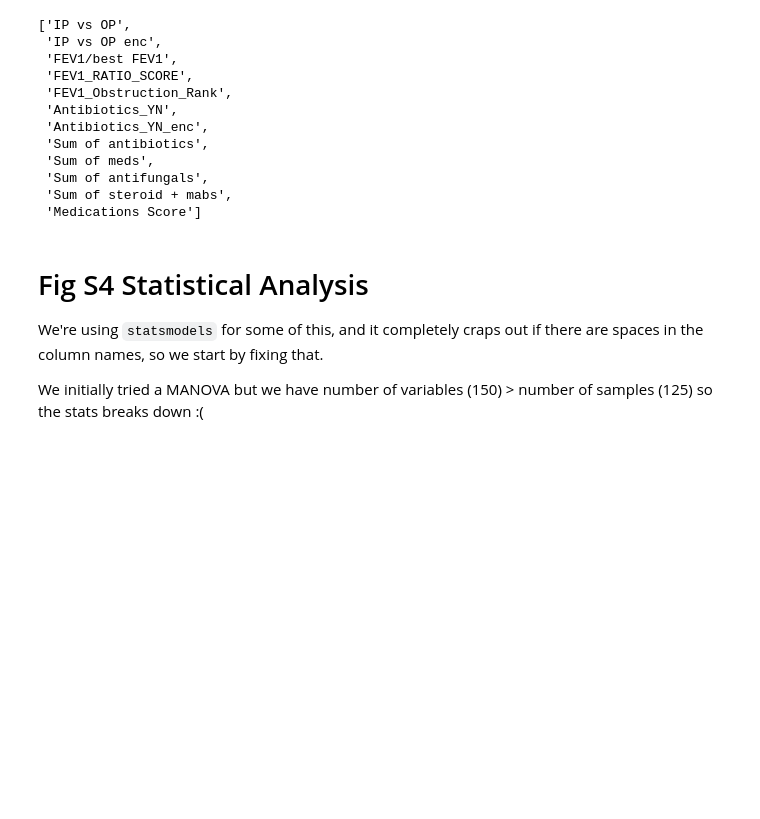
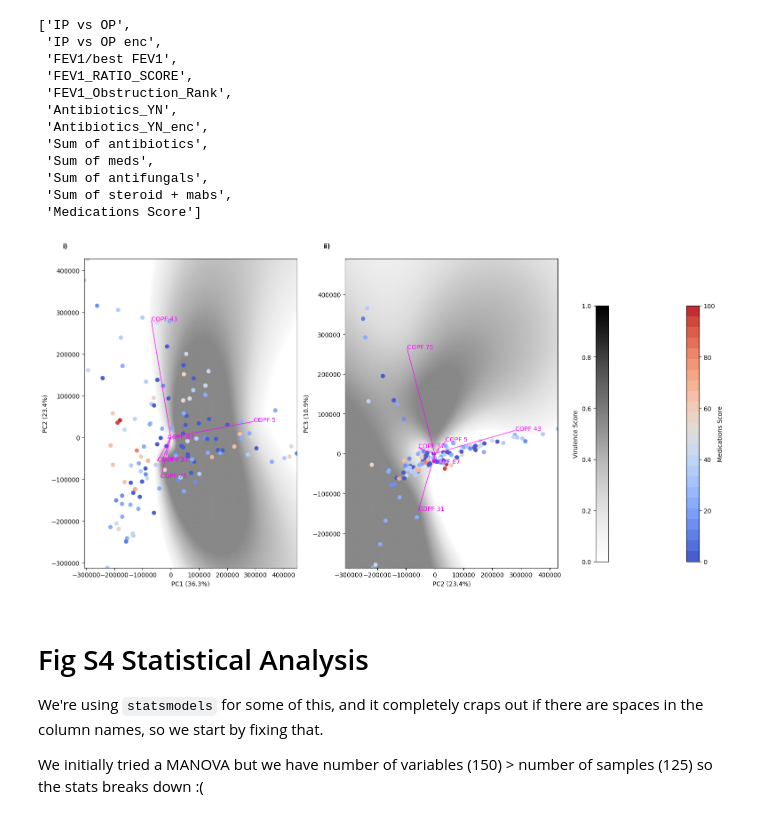
Before and after one commit to linsalrob/CF_Data_Analysis, a Jupyter notebook: Jupyter/HealthPCA.ipynb, the cells around one changed output. Cells and saved outputs as stored; diff of their text form; code cells hidden in the pictures; blank space fills up the shorter version.

```diff
--- a/Jupyter/HealthPCA.ipynb
+++ b/Jupyter/HealthPCA.ipynb
@@ -200,7 +200,8 @@ merged_df_clean
 ## Colours for the plots
 # %%
 cpalette = 'coolwarm'
-meshpalette = 'BrBG_r'
+#meshpalette = 'BrBG_r'
+meshpalette = 'Greys'
 # %% [markdown]
 ### Plot the significance of each COPF.
 
@@ -370,26 +374,31 @@ for i, (comp1, comp2) in enumerate(comps):
 
     # 3. Create grid
     grid_x, grid_y = np.mgrid[min(pca_result[:, comp1])-1:max(pca_result[:, comp1])+1:100j, min(pca_result[:, comp2])-1:max(pca_result[:, comp2])+1:100j]
+    #grid_x, grid_y = np.mgrid[min(pca_result[:, comp1])-1:max(pca_result[:, comp1])+1:1000j, min(pca_result[:, comp2])-1:max(pca_result[:, comp2])+1:1000j]
 
     # 4. RBF interpolation
     points = np.column_stack((x_load, y_load))
     values = np.array(enrichment_scores)
     rbf = RBFInterpolator(points, values, kernel='thin_plate_spline')
-    x_range = np.linspace(min(pca_result[:,comp1])-2, max(pca_result[:,comp1])+2, 100)
-    y_range = np.linspace(min(pca_result[:,comp2])-2, max(pca_result[:,comp2])+2, 100)
+    # Change this to change grid density
+    grid_density = 500 # 1000 took for ever :)
+    x_range = np.linspace(min(pca_result[:,comp1])-2, max(pca_result[:,comp1])+2, grid_density)
+    y_range = np.linspace(min(pca_result[:,comp2])-2, max(pca_result[:,comp2])+2, grid_density)
 
     xx, yy = np.meshgrid(x_range, y_range)
     grid_points = np.column_stack((xx.ravel(), yy.ravel()))
     grid_vals = rbf(grid_points)
     grid_vals = np.clip(grid_vals, min(enrichment_scores), max(enrichment_scores))
 
+    # 6. Overlay mesh
+    mesh = axes[i].scatter(grid_points[:, 0], grid_points[:, 1], c=grid_vals, cmap=meshpalette, alpha=0.1, s=1)
+
     # 5. Plot PCA scatter
     scatter = axes[i].scatter(pca_result[:, comp1], pca_result[:, comp2],
                           c=cols, cmap=mcolors.ListedColormap(sns.color_palette(cpalette, len(y.unique()))))
 
 
-    # 6. Overlay mesh
-    mesh = axes[i].scatter(grid_points[:, 0], grid_points[:, 1], c=grid_vals, cmap=meshpalette, alpha=0.1, s=5)
+
 
     #cbar = plt.colorbar(mesh)
     #cbar.set_label(es)
@@ -398,8 +407,8 @@ for i, (comp1, comp2) in enumerate(comps):
 
     # 7. Plot loadings arrows
     for ix in top_indices:
-        axes[i].arrow(0, 0, loadings[ix, comp1]*loading_weight, loadings[ix, comp2]*loading_weight, color='r', alpha=0.7, head_width=0.1)
-        axes[i].text(loadings[ix, comp1]*loading_weight, loadings[ix, comp2]*loading_weight, X.columns[ix], color='r', fontsize=10)
+        axes[i].arrow(0, 0, loadings[ix, comp1]*loading_weight, loadings[ix, comp2]*loading_weight, color='magenta', alpha=0.7, head_width=0.1)
+        axes[i].text(loadings[ix, comp1]*loading_weight, loadings[ix, comp2]*loading_weight, X.columns[ix], color='magenta', fontsize=10)
 
     axes[i].set_xlabel(f'PC{comp1+1} ({pca.explained_variance_ratio_[comp1]*100:.1f}%)')
     axes[i].set_ylabel(f'PC{comp2+1} ({pca.explained_variance_ratio_[comp2]*100:.1f}%)')
@@ -431,33 +440,35 @@ cb = plt.colorbar(sm,
                   location='left',
                   shrink=0.9,
                   aspect=20)
 
 plt.grid(False)
 plt.tight_layout()
 plt.savefig('final_images/fig1b.png', dpi=300)
 plt.savefig('final_images/fig1b.svg', dpi=300)
 plt.show()
 cf_analysis_lib.create_thumbnail("fig1b.png")
 
 # --- Save scatter colorbar separately ---
 fig_cb1, ax_cb1 = plt.subplots(figsize=(4, 1))
 cb1 = plt.colorbar(scatter, cax=ax_cb1, orientation='horizontal', location='top')
 cb1.set_label(intcol_title)
 fig_cb1.tight_layout()
 fig_cb1.savefig('final_images/fig1b_scatter_colorbar.png', dpi=300)
 fig_cb1.savefig('final_images/fig1b_scatter_colorbar.svg', dpi=300)
 
 # --- Save mesh colorbar separately ---
 fig_cb2, ax_cb2 = plt.subplots(figsize=(4, 1))
 sm = ScalarMappable(cmap=meshpalette, norm=mesh.norm)
 sm.set_array([])
 cb2 = plt.colorbar(sm, cax=ax_cb2, orientation='horizontal', location='bottom')
 cb2.set_label('Virulence Score')
 fig_cb2.tight_layout()
 fig_cb2.savefig('final_images/fig1b_mesh_colorbar.png', dpi=300)
 fig_cb2.savefig('final_images/fig1b_mesh_colorbar.svg', dpi=300)
 plt.close(fig_cb1)
 plt.close(fig_cb2)
+# %% [output]
+[figure, added]
 # %% [markdown]
 # Fig S4 Statistical Analysis
 
```
Also changed, not shown: parts of 5 cells of this notebook, 9 other files.
